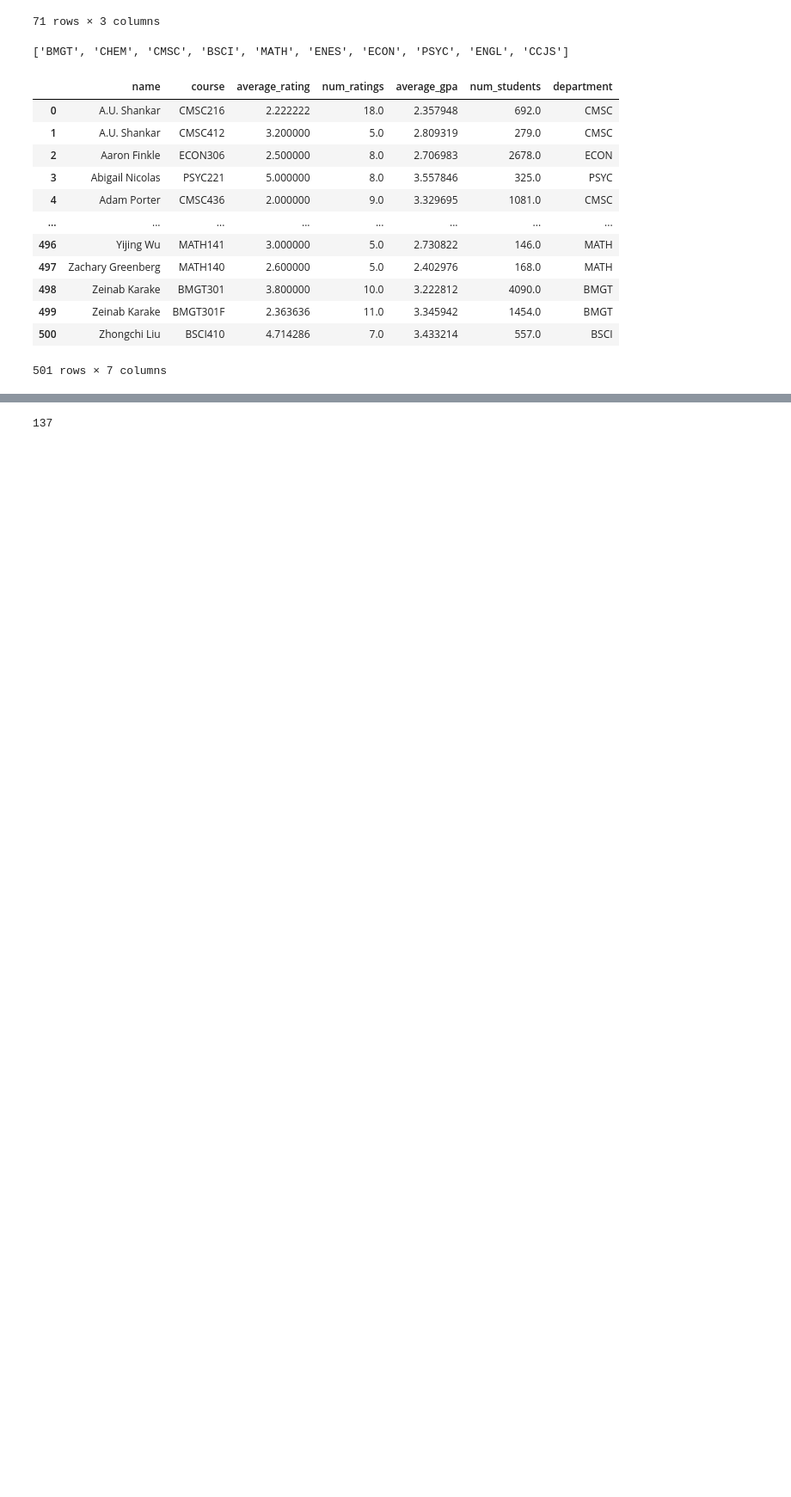
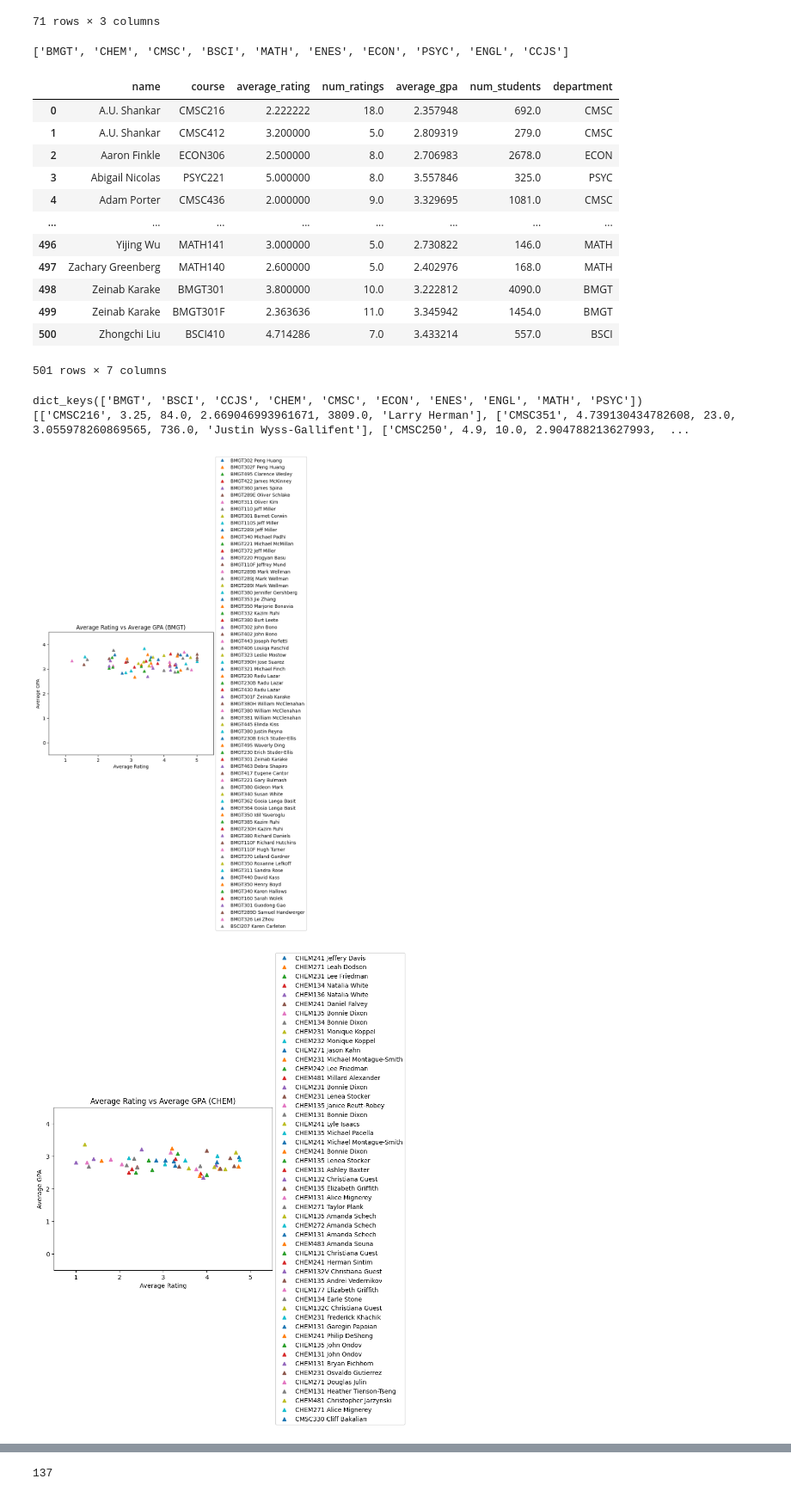
Before and after one commit to aaronl1661/teacherSalaryAnalysis, a Jupyter notebook: grades_reviews/grades_reviews.ipynb, the cells around one changed output, grey strips where cells are left out. Shown at 86% size. Cells and saved outputs as stored; diff of their text form; code cells hidden in the pictures; blank space fills up the shorter version.

Commit message:
lots of classes

```diff
--- a/grades_reviews/grades_reviews.ipynb
+++ b/grades_reviews/grades_reviews.ipynb
@@ -455,3 +454,60 @@ popular_departments_df
 | 499 | Zeinab Karake | BMGT301F | 2.363636 | 11.0 | 3.345942 | 1454.0 | BMGT |
 | 500 | Zhongchi Liu | BSCI410 | 4.714286 | 7.0 | 3.433214 | 557.0 | BSCI |
 501 rows × 7 columns
+# %%
+popular_departments_df = popular_departments_df.sort_values(by = "department", ignore_index = False)
+
+popular_dep = {}
+curr_dep = None
+classes = [[]]
+multi = False
+for index, row in popular_departments_df.iterrows():
+    classes.append([popular_departments_df.at[index, "course"],
+                    popular_departments_df.at[index, "average_rating"],
+                    popular_departments_df.at[index, "num_ratings"],
+                    popular_departments_df.at[index, "average_gpa"],
+                    popular_departments_df.at[index, "num_students"],
+                    popular_departments_df.at[index, "name"]])
+    if popular_departments_df.at[index, "department"] == curr_dep:
+        multi = True
+    else:
+        if multi == True:
+            popular_dep[curr_dep] = classes
+            multi = False
+        classes = []
+        curr_dep = popular_departments_df.at[index, "department"]
+
+if multi == True:
+    popular_dep[curr_dep] = classes
+
+popular_departments_df = popular_departments_df.sort_values(by = "name", ignore_index = False)
+
+print(popular_dep.keys())
+# %% [output]
+dict_keys(['BMGT', 'BSCI', 'CCJS', 'CHEM', 'CMSC', 'ECON', 'ENES', 'ENGL', 'MATH', 'PSYC'])
+[['CMSC216', 3.25, 84.0, 2.669046993961671, 3809.0, 'Larry Herman'], ['CMSC351', 4.739130434782608, 23.0, 3.055978260869565, 736.0, 'Justin Wyss-Gallifent'], ['CMSC250', 4.9, 10.0, 2.904788213627993,  ...
+# %%
+for i in most_students_dep:
+    courses = []
+    ratings = []
+    gpas = []
+
+    for j in popular_dep.get(i):
+        courses.append(j[0] + " " + j[5])
+        ratings.append(j[1])
+        gpas.append(j[3])
+
+    for j in range(len(courses)):
+        plt.plot(ratings[j], gpas[j], "^", label = courses[j])
+
+    plt.title("Average Rating vs Average GPA (" + i + ")")
+    plt.ylabel("Average GPA")
+    plt.xlabel("Average Rating")
+    plt.legend(loc = "center left", bbox_to_anchor=(1, 0.5))
+    # ADD LINEAR REGRESSION
+    plt.xlim(0.5, 5.5)
+    plt.ylim(-0.5, 4.5)
+    plt.show()
+# %% [output]
+[figure, added]
+[figure, added]
```
Also changed, not shown: parts of 9 cells of this notebook, 2 other files.
